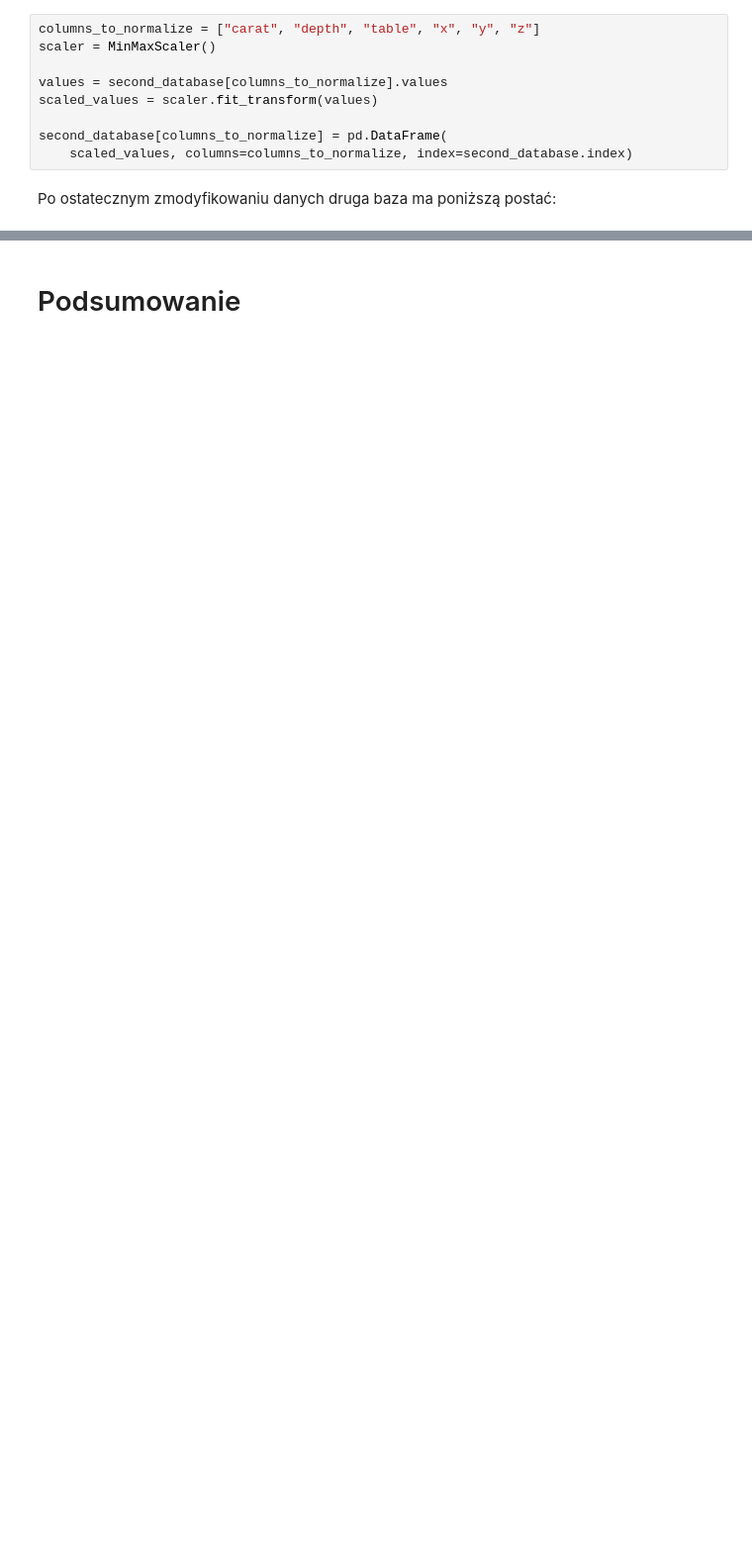
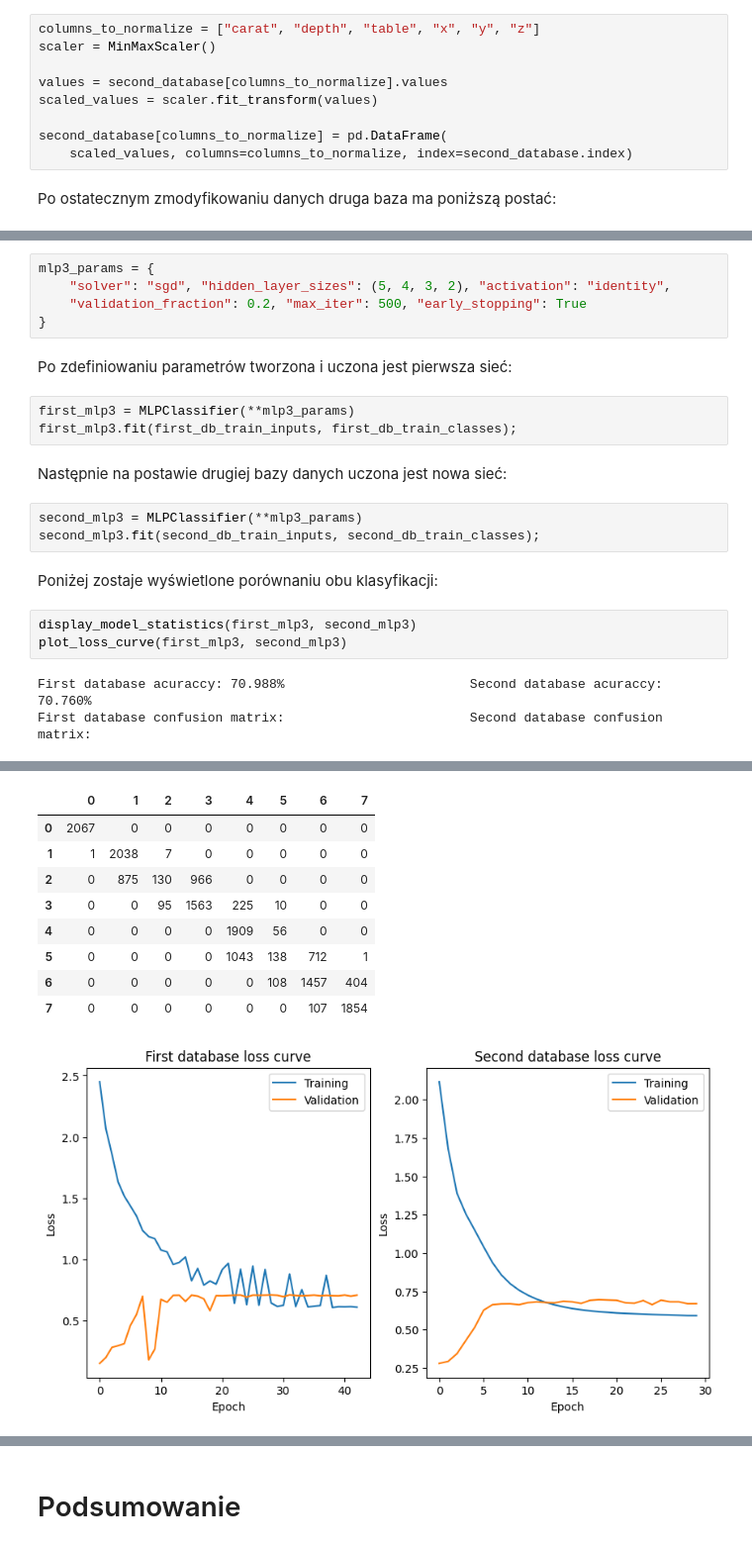
Before and after one commit to wgola/computional-intelligence-exercises, a Jupyter notebook: project2/project2.ipynb, the cells around one changed output, grey strips where cells are left out. Shown at 99% size. Drawn from its saved outputs; the diff is of its cells as text; blank space fills up the shorter version.

```diff
--- a/project2/project2.ipynb
+++ b/project2/project2.ipynb
@@ -202,0 +729,23 @@ W tym celu wykorzystam
+# %%
+mlp3_params = {
+    "solver": "sgd", "hidden_layer_sizes": (5, 4, 3, 2), "activation": "identity",
+    "validation_fraction": 0.2, "max_iter": 500, "early_stopping": True
+}
+# %% [markdown]
+Po zdefiniowaniu parametrów tworzona i uczona jest pierwsza sieć:
+# %%
+first_mlp3 = MLPClassifier(**mlp3_params)
+first_mlp3.fit(first_db_train_inputs, first_db_train_classes);
+# %% [markdown]
+Następnie na postawie drugiej bazy danych uczona jest nowa sieć:
+# %%
+second_mlp3 = MLPClassifier(**mlp3_params)
+second_mlp3.fit(second_db_train_inputs, second_db_train_classes);
+# %% [markdown]
+Poniżej zostaje wyświetlone porównaniu obu klasyfikacji:
+# %%
+display_model_statistics(first_mlp3, second_mlp3)
+plot_loss_curve(first_mlp3, second_mlp3)
+# %% [output]
+First database acuraccy: 70.988%                        Second database acuraccy: 70.760%
+First database confusion matrix:                        Second database confusion matrix:
@@ -202,0 +761,10 @@ W tym celu wykorzystam
+|  | 0 | 1 | 2 | 3 | 4 | 5 | 6 | 7 |
+| 0 | 2067 | 0 | 0 | 0 | 0 | 0 | 0 | 0 |
+| 1 | 1 | 2038 | 7 | 0 | 0 | 0 | 0 | 0 |
+| 2 | 0 | 875 | 130 | 966 | 0 | 0 | 0 | 0 |
+| 3 | 0 | 0 | 95 | 1563 | 225 | 10 | 0 | 0 |
+| 4 | 0 | 0 | 0 | 0 | 1909 | 56 | 0 | 0 |
+| 5 | 0 | 0 | 0 | 0 | 1043 | 138 | 712 | 1 |
+| 6 | 0 | 0 | 0 | 0 | 0 | 108 | 1457 | 404 |
+| 7 | 0 | 0 | 0 | 0 | 0 | 0 | 107 | 1854 |
+[figure, added]
```
Also changed, not shown: parts of 126 cells of this notebook.
